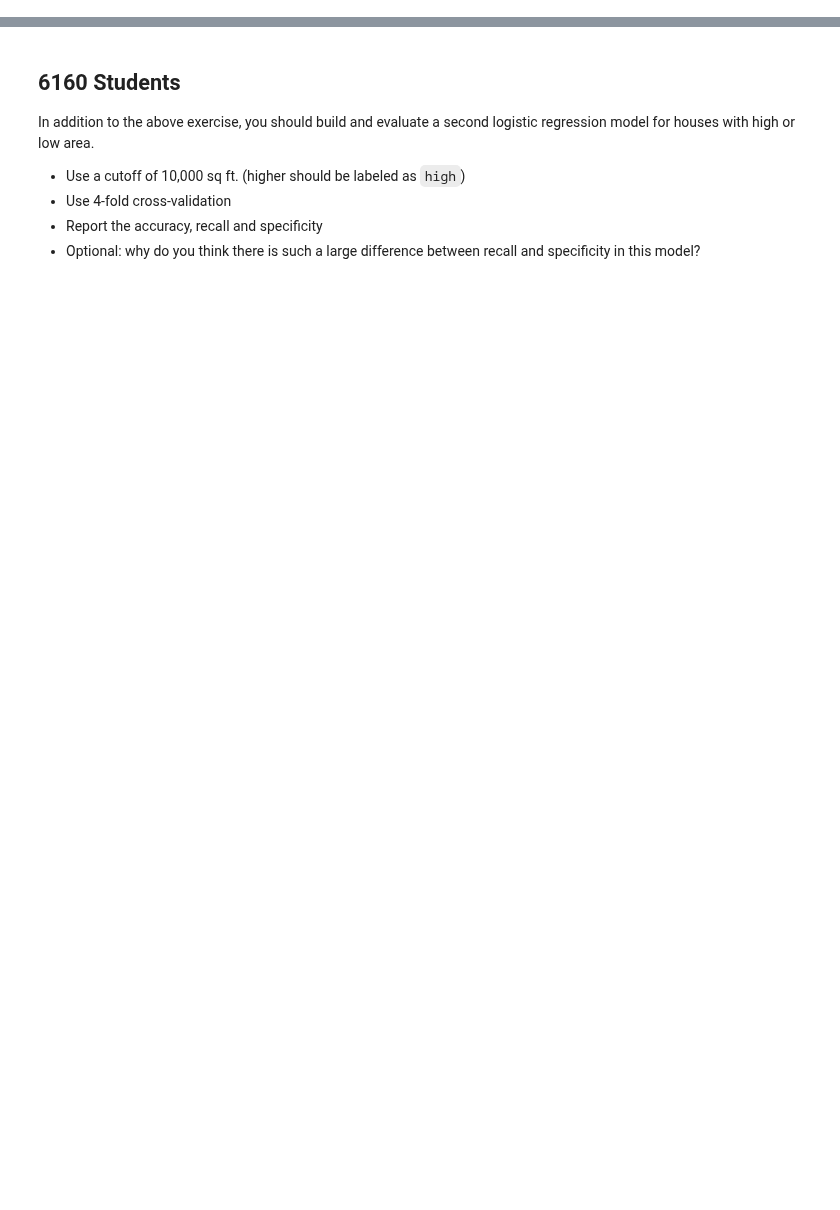
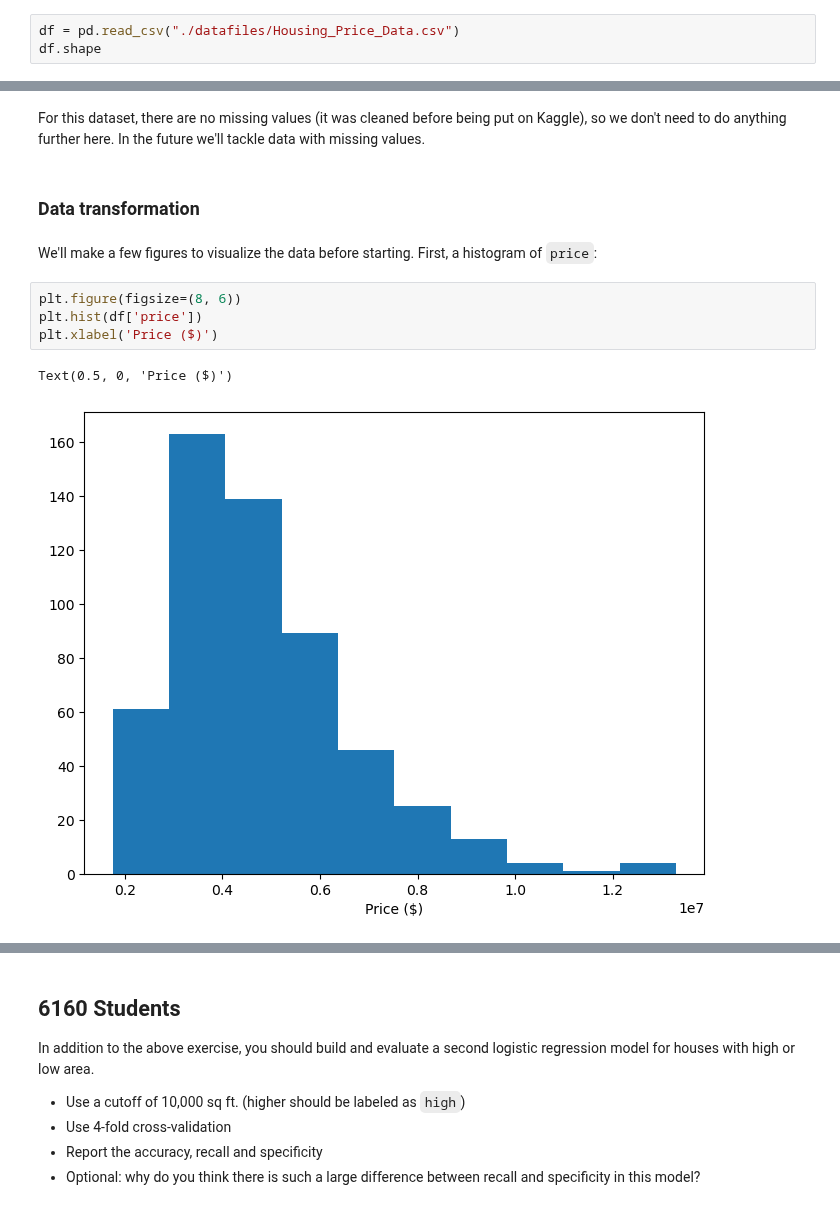
Before and after one commit to alexandster/geog3155, a Jupyter notebook: GEOG_3155_6155_lab03.ipynb, the cells around one changed output, grey strips where cells are left out. Drawn from its saved outputs; the diff is of its cells as text; blank space fills up the shorter version.

```diff
--- a/GEOG_3155_6155_lab03.ipynb
+++ b/GEOG_3155_6155_lab03.ipynb
@@ -812,0 +48,3 @@ Use a new notebook to record your answers and output. These should be submitted
+# %%
+df = pd.read_csv("./datafiles/Housing_Price_Data.csv")
+df.shape
@@ -812,0 +101,13 @@ Use a new notebook to record your answers and output. These should be submitted
+# %% [markdown]
+For this dataset, there are no missing values (it was cleaned before being put on Kaggle), so we don't need to do anything further here. In the future we'll tackle data with missing values.
+# %% [markdown]
+### Data transformation
+# %% [markdown]
+We'll make a few figures to visualize the data before starting. First, a histogram of `price`:
+# %%
+plt.figure(figsize=(8, 6))
+plt.hist(df['price'])
+plt.xlabel('Price ($)')
+# %% [output]
+Text(0.5, 0, 'Price ($)')
+[figure, added]
```
Also changed, not shown: parts of 211 cells of this notebook, 57 other files.
